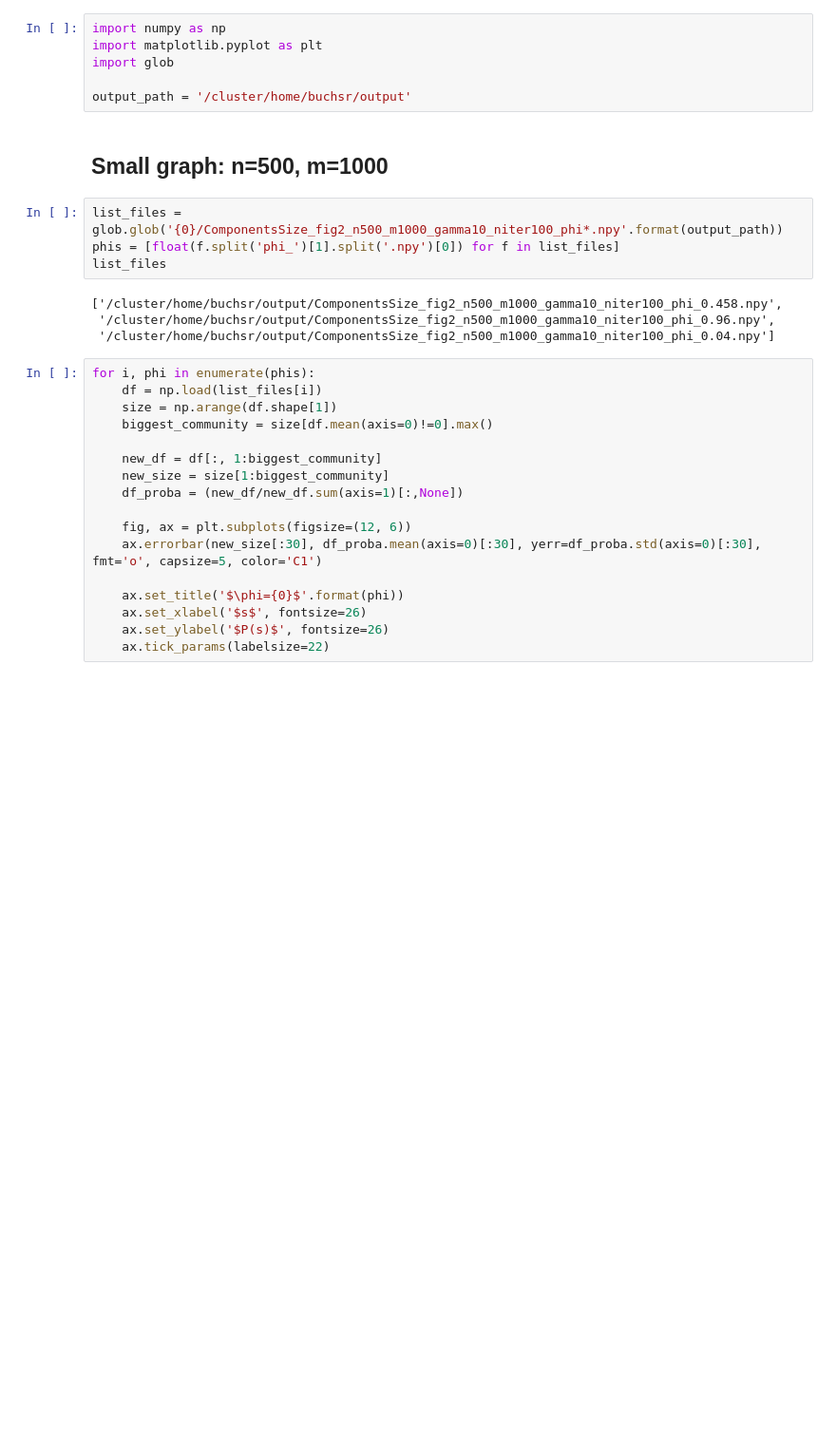
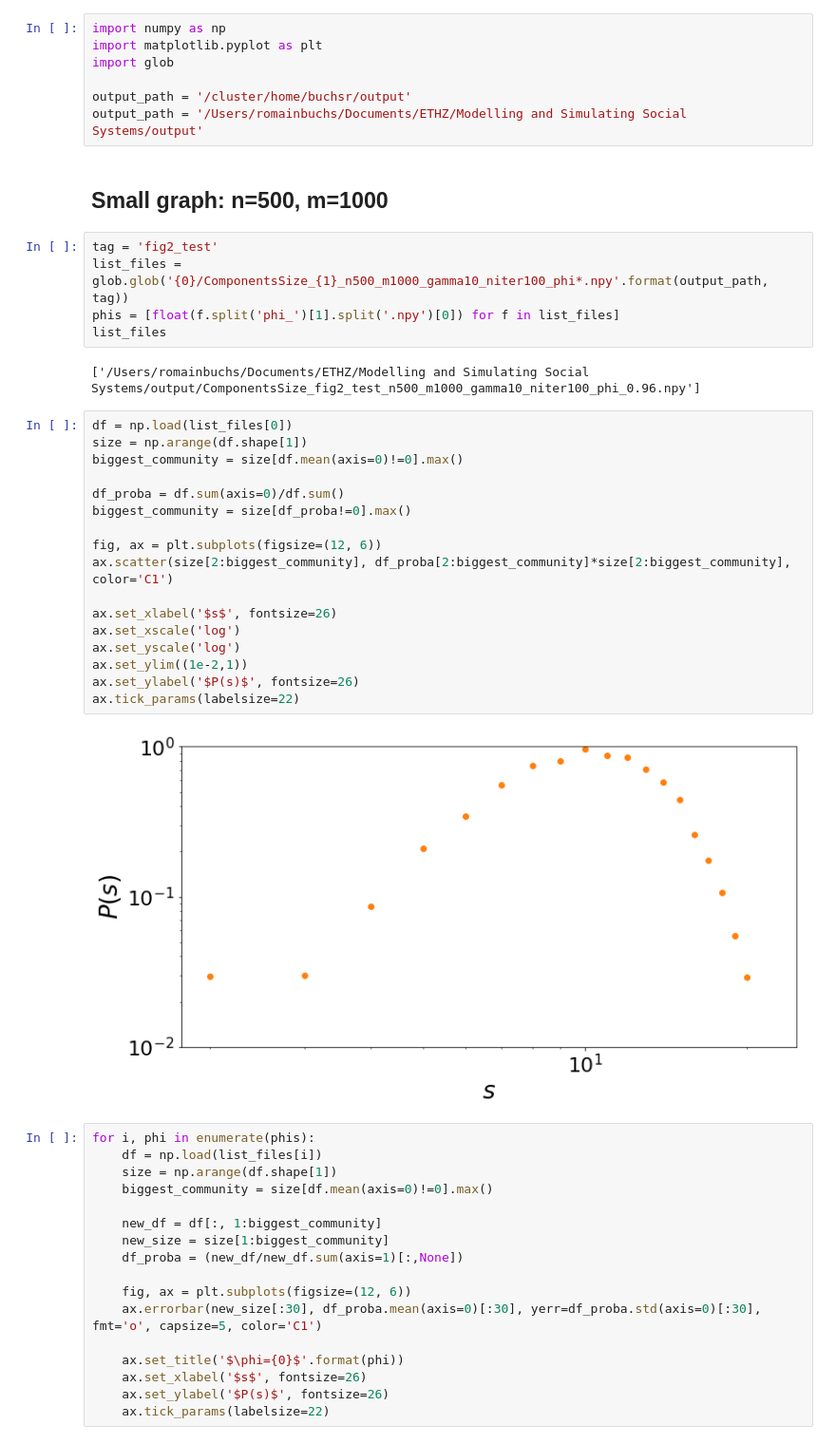
Before and after one commit to rbuchs/opinion-formation, a Jupyter notebook: code/Treat_data.ipynb, the cells around one changed output. Shown at 95% size. Drawn from its saved outputs; the diff is of its cells as text; blank space fills up the shorter version.

```diff
--- a/code/Treat_data.ipynb
+++ b/code/Treat_data.ipynb
@@ -4,16 +4,35 @@ import matplotlib.pyplot as plt
 import glob
 
 output_path = '/cluster/home/buchsr/output'
+output_path = '/Users/romainbuchs/Documents/ETHZ/Modelling and Simulating Social Systems/output'
 # %% [markdown]
 ## Small graph: n=500, m=1000
 # %%
-list_files = glob.glob('{0}/ComponentsSize_fig2_n500_m1000_gamma10_niter100_phi*.npy'.format(output_path))
+tag = 'fig2_test'
+list_files = glob.glob('{0}/ComponentsSize_{1}_n500_m1000_gamma10_niter100_phi*.npy'.format(output_path, tag))
 phis = [float(f.split('phi_')[1].split('.npy')[0]) for f in list_files]
 list_files
 # %% [output]
-['/cluster/home/buchsr/output/ComponentsSize_fig2_n500_m1000_gamma10_niter100_phi_0.458.npy',
- '/cluster/home/buchsr/output/ComponentsSize_fig2_n500_m1000_gamma10_niter100_phi_0.96.npy',
- '/cluster/home/buchsr/output/ComponentsSize_fig2_n500_m1000_gamma10_niter100_phi_0.04.npy']
+['/Users/romainbuchs/Documents/ETHZ/Modelling and Simulating Social Systems/output/ComponentsSize_fig2_test_n500_m1000_gamma10_niter100_phi_0.96.npy']
+# %%
+df = np.load(list_files[0])
+size = np.arange(df.shape[1])
+biggest_community = size[df.mean(axis=0)!=0].max()
+
+df_proba = df.sum(axis=0)/df.sum()
+biggest_community = size[df_proba!=0].max()
+
+fig, ax = plt.subplots(figsize=(12, 6))
+ax.scatter(size[2:biggest_community], df_proba[2:biggest_community]*size[2:biggest_community], color='C1')
+
+ax.set_xlabel('$s$', fontsize=26)
+ax.set_xscale('log')
+ax.set_yscale('log')
+ax.set_ylim((1e-2,1))
+ax.set_ylabel('$P(s)$', fontsize=26)
+ax.tick_params(labelsize=22)
+# %% [output]
+[figure, added]
 # %%
 for i, phi in enumerate(phis):
     df = np.load(list_files[i])
```
Also changed, not shown: 3 other files.
